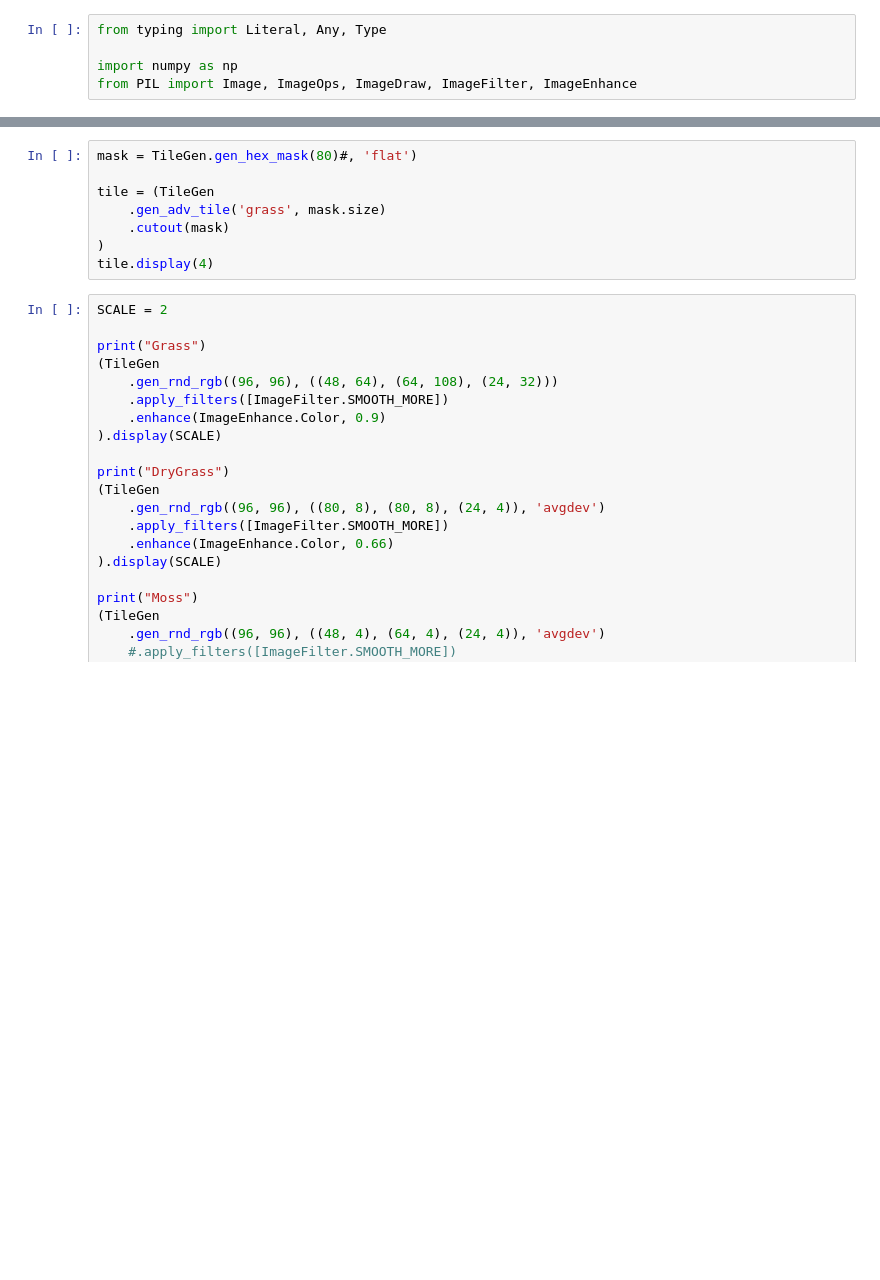
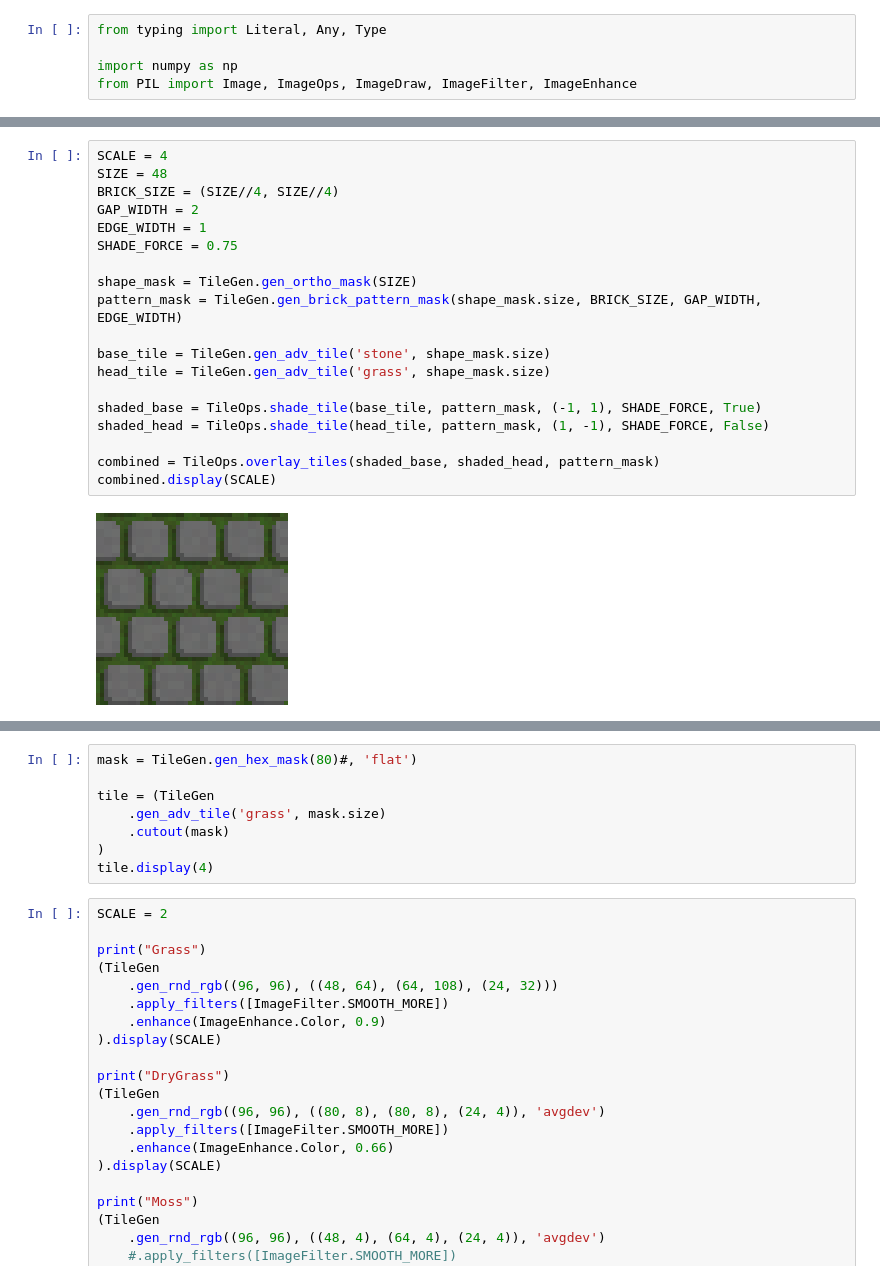
Before and after one commit to ArthurBohn95/python_gamedev_studies, a Jupyter notebook: Image Studies/Tiling Studies/_main/tiling.ipynb, the cells around one changed output, grey strips where cells are left out. Cells and saved outputs as stored; diff of their text form; blank space fills up the shorter version.

Commit message:
improved tile dinamic creation

```diff
--- a/Image Studies/Tiling Studies/_main/tiling.ipynb
+++ b/Image Studies/Tiling Studies/_main/tiling.ipynb
@@ -556,5 +568,26 @@ class TileGen():
             mask_image.paste(brickrow, (offset, row))
 
         return Tile(mask_image, 'ortho')
+# %%
+SCALE = 4
+SIZE = 48
+BRICK_SIZE = (SIZE//4, SIZE//4)
+GAP_WIDTH = 2
+EDGE_WIDTH = 1
+SHADE_FORCE = 0.75
+
+shape_mask = TileGen.gen_ortho_mask(SIZE)
+pattern_mask = TileGen.gen_brick_pattern_mask(shape_mask.size, BRICK_SIZE, GAP_WIDTH, EDGE_WIDTH)
+
+base_tile = TileGen.gen_adv_tile('stone', shape_mask.size)
+head_tile = TileGen.gen_adv_tile('grass', shape_mask.size)
+
+shaded_base = TileOps.shade_tile(base_tile, pattern_mask, (-1, 1), SHADE_FORCE, True)
+shaded_head = TileOps.shade_tile(head_tile, pattern_mask, (1, -1), SHADE_FORCE, False)
+
+combined = TileOps.overlay_tiles(shaded_base, shaded_head, pattern_mask)
+combined.display(SCALE)
+# %% [output]
+[figure, added]
 # %%
 scale = 4
```
Also changed, not shown: parts of 4 cells of this notebook, 1 other file.
